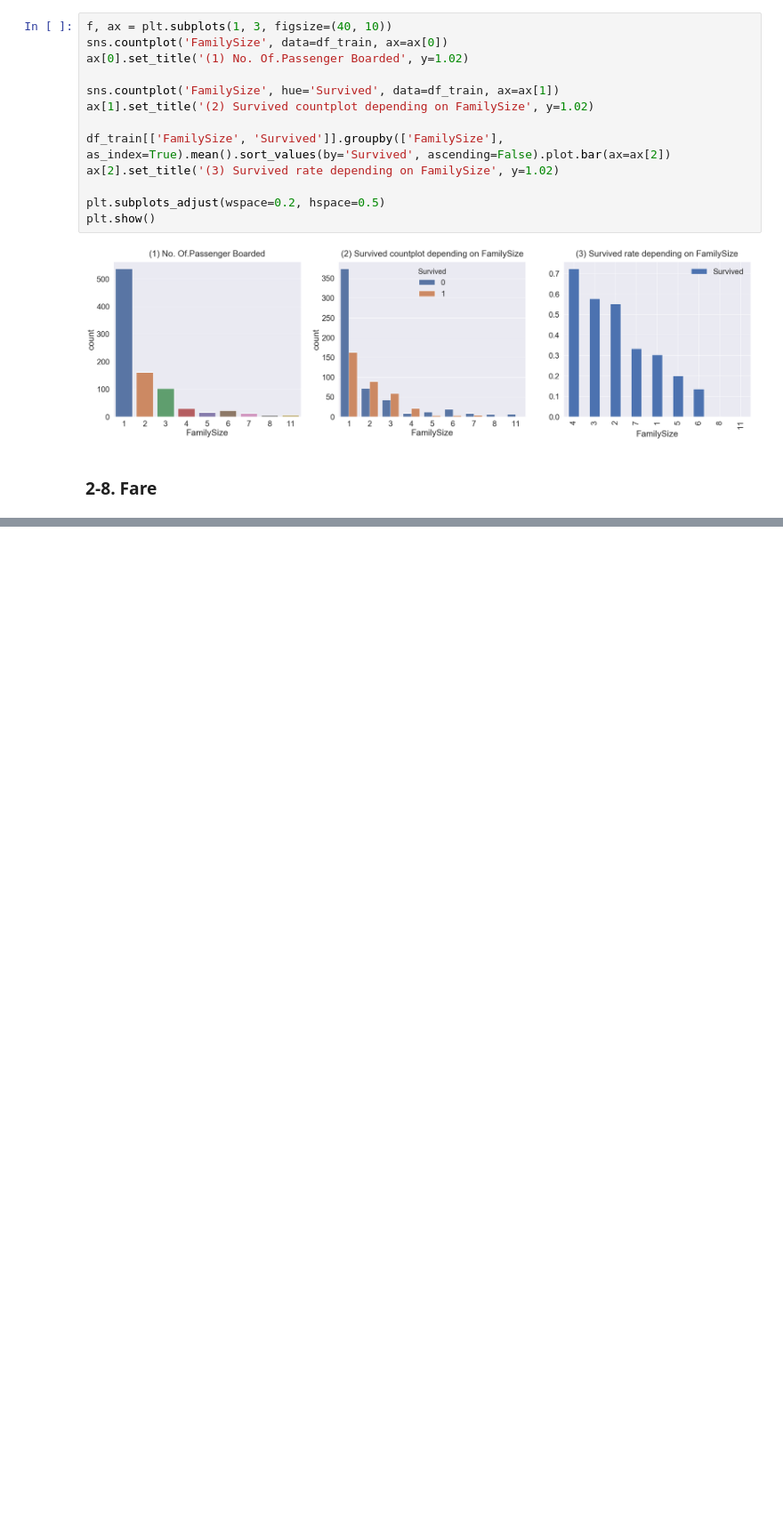
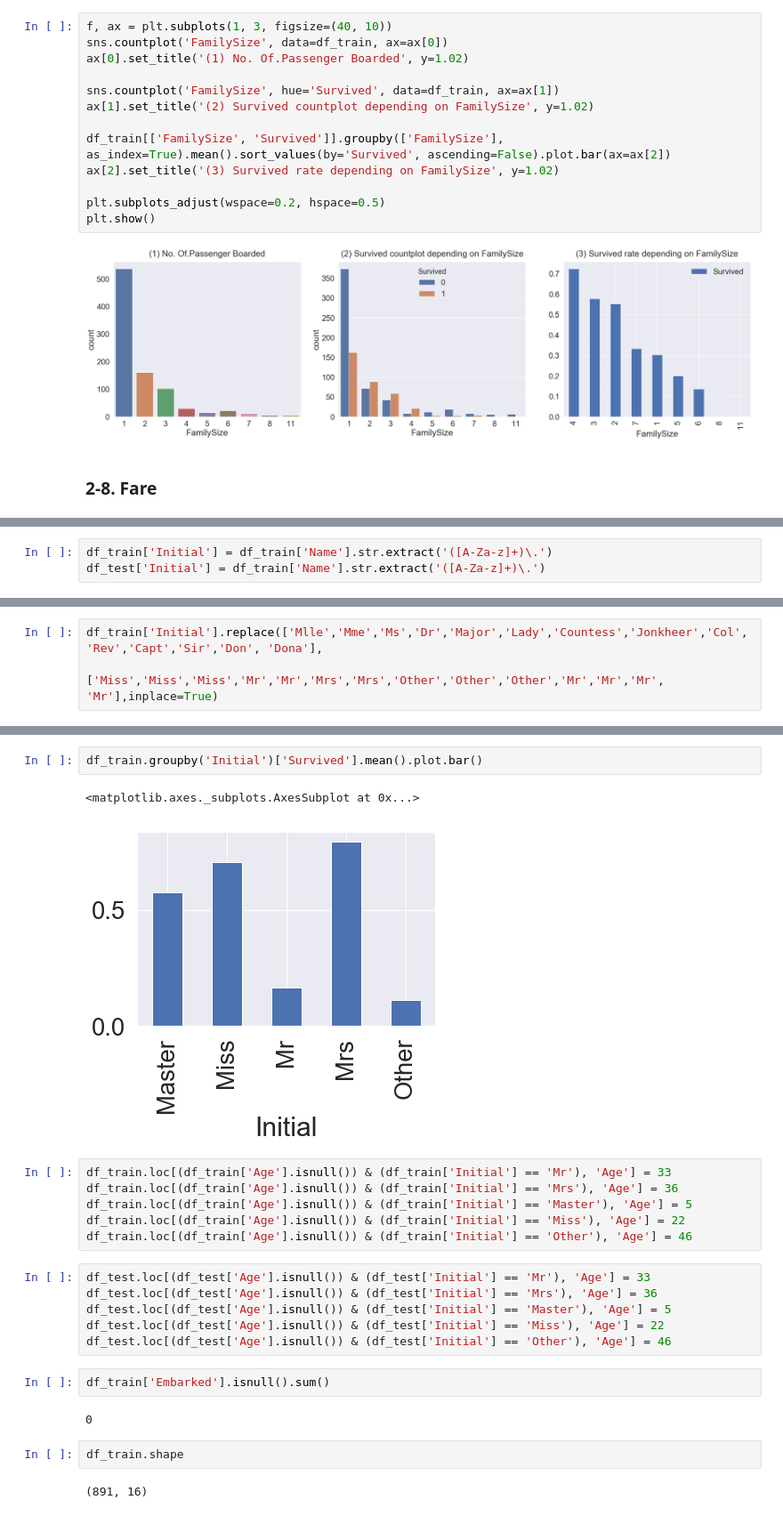
Before and after one commit to nevret-jklee/Kaggle_2019-3rd-ml-month-with-kakr, a Jupyter notebook: 필사적으로 필사하기/Titanic/1-1. titanic (3).ipynb, the cells around one changed output, grey strips where cells are left out. Shown at 89% size. Drawn from its saved outputs; the diff is of its cells as text; blank space fills up the shorter version.

```diff
--- a/필사적으로 필사하기/Titanic/1-1. titanic (3).ipynb
+++ b/필사적으로 필사하기/Titanic/1-1. titanic (3).ipynb
@@ -217,0 +252,3 @@ fig, ax = plt.subplots(1, 1, figsize=())
+# %%
+df_train['Initial'] = df_train['Name'].str.extract('([A-Za-z]+)\.')
+df_test['Initial'] = df_train['Name'].str.extract('([A-Za-z]+)\.')
@@ -217,0 +262,3 @@ fig, ax = plt.subplots(1, 1, figsize=())
+# %%
+df_train['Initial'].replace(['Mlle','Mme','Ms','Dr','Major','Lady','Countess','Jonkheer','Col','Rev','Capt','Sir','Don', 'Dona'],
+                        ['Miss','Miss','Miss','Mr','Mr','Mrs','Mrs','Other','Other','Other','Mr','Mr','Mr', 'Mr'],inplace=True)
@@ -217,0 +278,25 @@ fig, ax = plt.subplots(1, 1, figsize=())
+# %%
+df_train.groupby('Initial')['Survived'].mean().plot.bar()
+# %% [output]
+<matplotlib.axes._subplots.AxesSubplot at 0x...>
+[figure, added]
+# %%
+df_train.loc[(df_train['Age'].isnull()) & (df_train['Initial'] == 'Mr'), 'Age'] = 33
+df_train.loc[(df_train['Age'].isnull()) & (df_train['Initial'] == 'Mrs'), 'Age'] = 36
+df_train.loc[(df_train['Age'].isnull()) & (df_train['Initial'] == 'Master'), 'Age'] = 5
+df_train.loc[(df_train['Age'].isnull()) & (df_train['Initial'] == 'Miss'), 'Age'] = 22
+df_train.loc[(df_train['Age'].isnull()) & (df_train['Initial'] == 'Other'), 'Age'] = 46
+# %%
+df_test.loc[(df_test['Age'].isnull()) & (df_test['Initial'] == 'Mr'), 'Age'] = 33
+df_test.loc[(df_test['Age'].isnull()) & (df_test['Initial'] == 'Mrs'), 'Age'] = 36
+df_test.loc[(df_test['Age'].isnull()) & (df_test['Initial'] == 'Master'), 'Age'] = 5
+df_test.loc[(df_test['Age'].isnull()) & (df_test['Initial'] == 'Miss'), 'Age'] = 22
+df_test.loc[(df_test['Age'].isnull()) & (df_test['Initial'] == 'Other'), 'Age'] = 46
+# %%
+df_train['Embarked'].isnull().sum()
+# %% [output]
+0
+# %%
+df_train.shape
+# %% [output]
+(891, 16)
```
Also changed, not shown: parts of 30 cells of this notebook.
